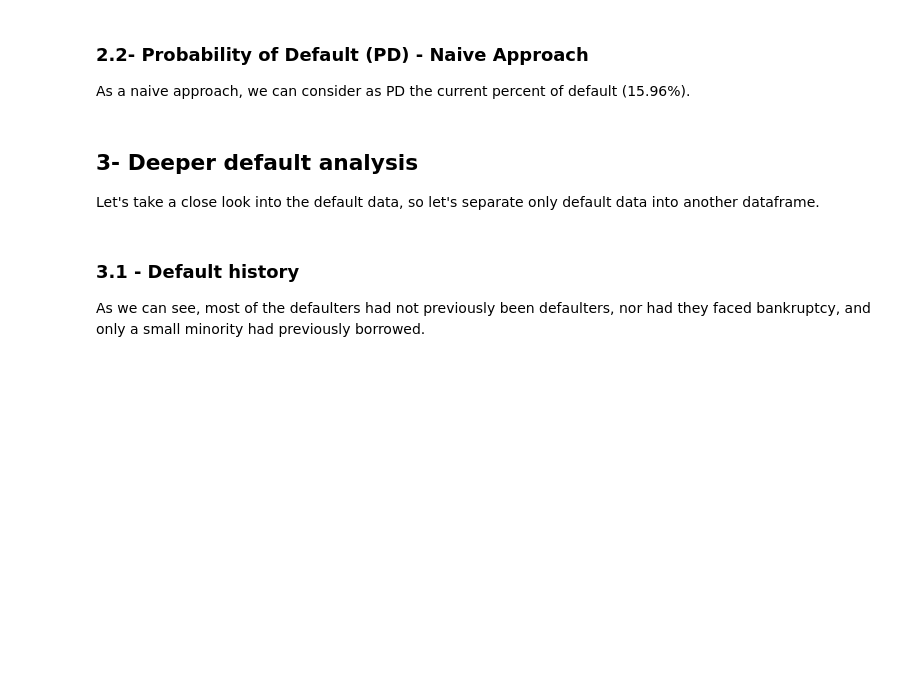
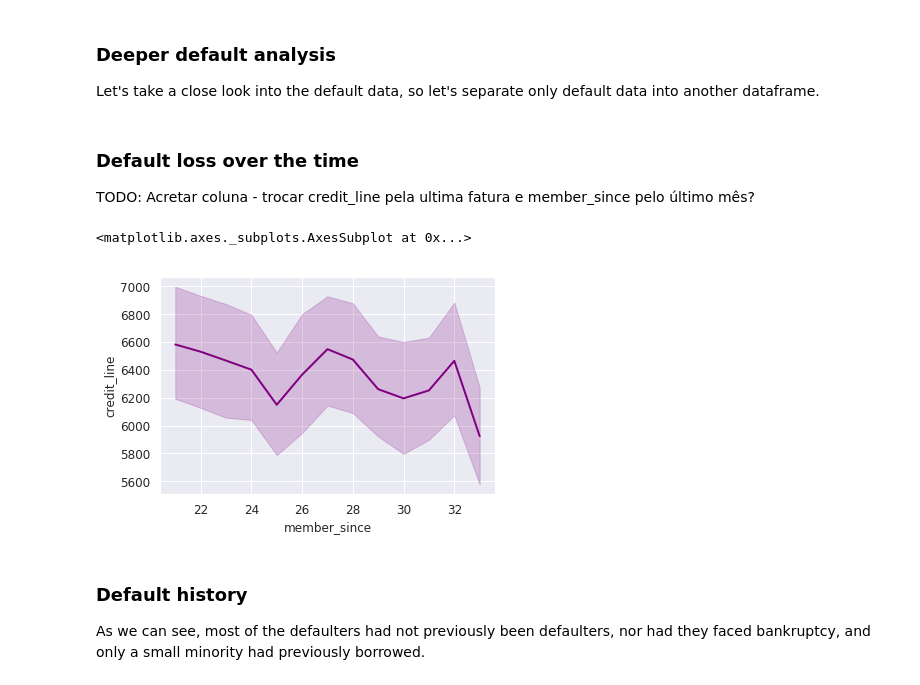
Before and after one commit to agfrei/nubank_data_challenge, a Jupyter notebook: notebooks/credit_risk_analysis.ipynb, the cells around one changed output. Saved outputs shown, nothing was run; the diff lists cells and outputs as text; code cells hidden in the pictures; blank space fills up the shorter version.

```diff
--- a/notebooks/credit_risk_analysis.ipynb
+++ b/notebooks/credit_risk_analysis.ipynb
@@ -192,4 +143,0 @@ AxesSubplot(0.125,0.125;0.775x0.755)
-# %% [markdown]
-### 2.2- Probability of Default (PD) - Naive Approach
-
-As a naive approach, we can consider as PD the current percent of default (15.96%).
@@ -200,11 +144,20 @@ As a naive approach, we can consider as PD the current percent of default (15.96
 # %% [markdown]
-## 3- Deeper default analysis
+### Deeper default analysis
 
 Let's take a close look into the default data, so let's separate only default data into another dataframe.
 # %%
 default = acquisition[acquisition['target_default']]
+# %% [markdown]
+### Default loss over the time
+
+TODO: Acretar coluna - trocar credit_line pela ultima fatura e member_since pelo último mês?
+# %%
+sns.lineplot(y=default['credit_line'], x=default['member_since'], markers=True, legend='full')
+# %% [output]
+<matplotlib.axes._subplots.AxesSubplot at 0x...>
+[figure, added]
 # %% [markdown]
-### 3.1 - Default history
+### Default history
 
 As we can see, most of the defaulters had not previously been defaulters, nor had they faced bankruptcy, and only a small minority had previously borrowed.
 # %%
```
Also changed, not shown: parts of 75 cells of this notebook, 34 other files.
